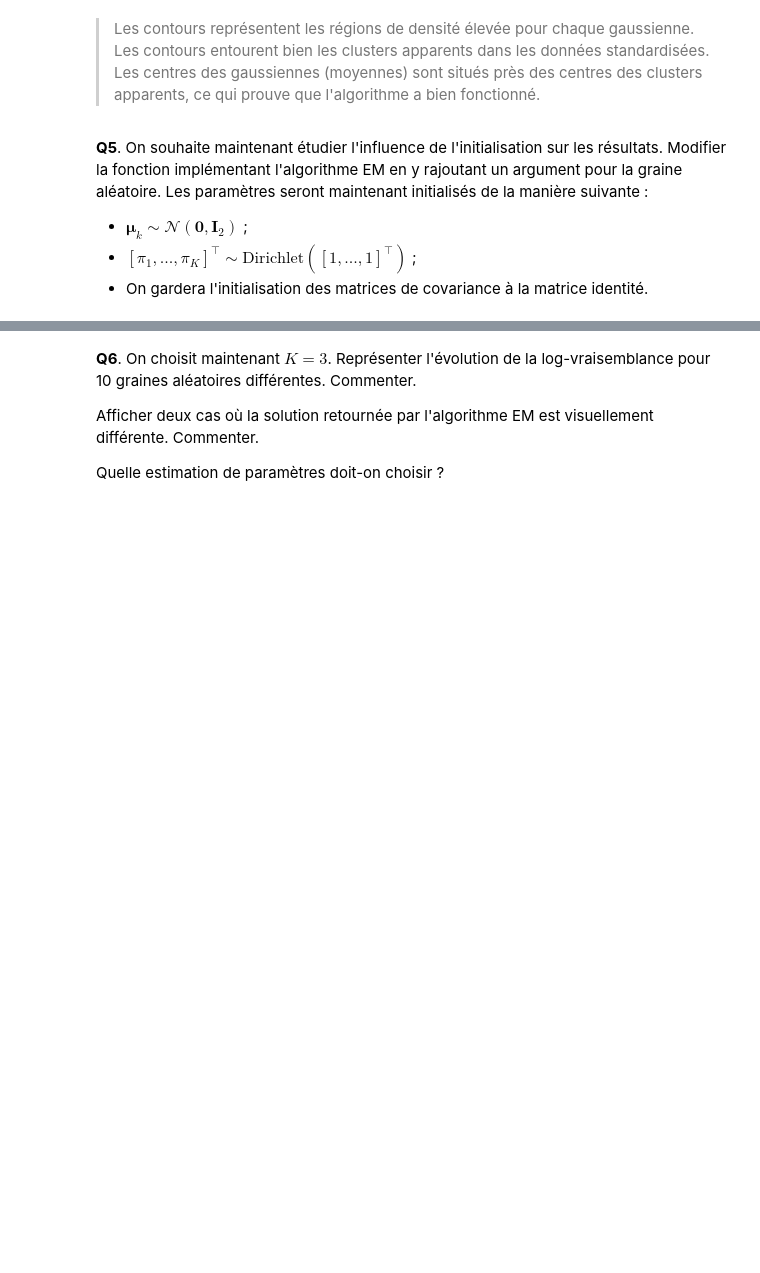
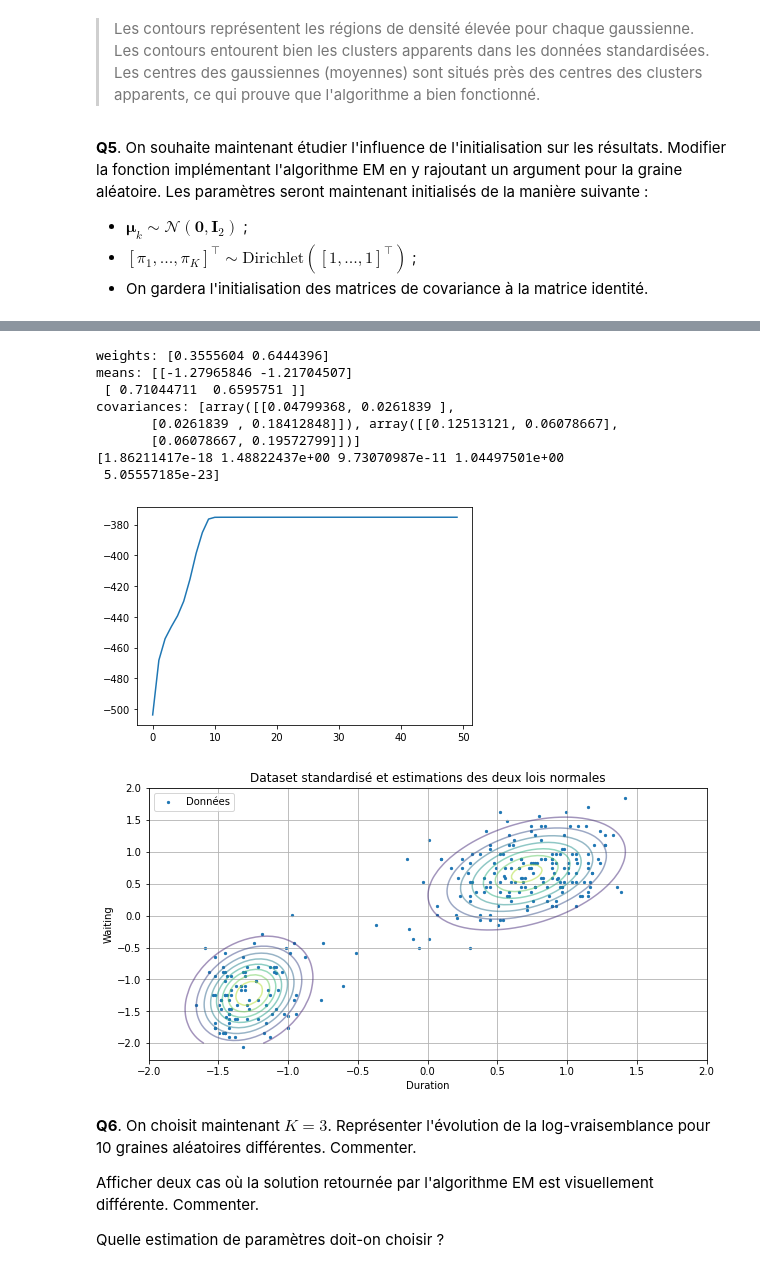
Before and after one commit to benech17/Estimation-SDIA, a Jupyter notebook: tp1_BENICHOU_BONNEFOY.ipynb, the cells around one changed output, grey strips where cells are left out. Drawn from its saved outputs; the diff is of its cells as text; code cells hidden in the pictures; blank space fills up the shorter version.

```diff
--- a/tp1_BENICHOU_BONNEFOY.ipynb
+++ b/tp1_BENICHOU_BONNEFOY.ipynb
@@ -270,3 +272,51 @@ IndentationError: expected an indented block (<ipython-input-98-bf11f77740a3>, l
+# %%
+K = 2
+Niter = 50
+
+weights, means, covariances, sol = EM_algorithm_v2(X_standardized, K, Niter,42)
+
+print(f"weights: {weights}")
+print(f"means: {means}")
+print(f"covariances: {covariances}")
+print(multivariate_normal.pdf(X_standardized, mean=means[0], cov=covariances[0])[:5])
+# Plot log-likelihood
+plt.plot(sol)
+plt.show()
+# Plot data with plt.contour
+
+
+# Afficher le dataset et les estimations des deux lois normales
+plt.figure(figsize=(10, 5))
+plt.scatter(X_standardized[:, 0], X_standardized[:, 1], s=5, label="Données")
+
+# Créer un meshgrid pour le contour plot
+x = np.linspace(-2, 2, 100)  # Ajusté pour les données standardisées
+y = np.linspace(-2, 2, 100)  # Ajusté pour les données standardisées
+X_mesh, Y_mesh = np.meshgrid(x, y)
+pos = np.dstack((X_mesh, Y_mesh))
+
+# Afficher les contours des deux gaussiennes
+for k in range(len(means)):
+    Z = multivariate_normal.pdf(pos, mean=means[k], cov=covariances[k])
+    plt.contour(X_mesh, Y_mesh, Z, levels=10, alpha=0.5)
+
+plt.title("Dataset standardisé et estimations des deux lois normales")
+plt.xlabel("Duration")
+plt.ylabel("Waiting")
+plt.legend()
+plt.grid(True)
+plt.show()
+# %% [output]
+weights: [0.3555604 0.6444396]
+means: [[-1.27965846 -1.21704507]
+ [ 0.71044711  0.6595751 ]]
+covariances: [array([[0.04799368, 0.0261839 ],
+       [0.0261839 , 0.18412848]]), array([[0.12513121, 0.06078667],
+       [0.06078667, 0.19572799]])]
+[1.86211417e-18 1.48822437e+00 9.73070987e-11 1.04497501e+00
+ 5.05557185e-23]
+[figure, added]
+[figure, added]
 # %% [markdown]
 **Q6**. On choisit maintenant $K=3$. Représenter l'évolution de la log-vraisemblance pour 10 graines aléatoires différentes. Commenter.
 
```
Also changed, not shown: parts of 6 cells of this notebook, 2 other files.
